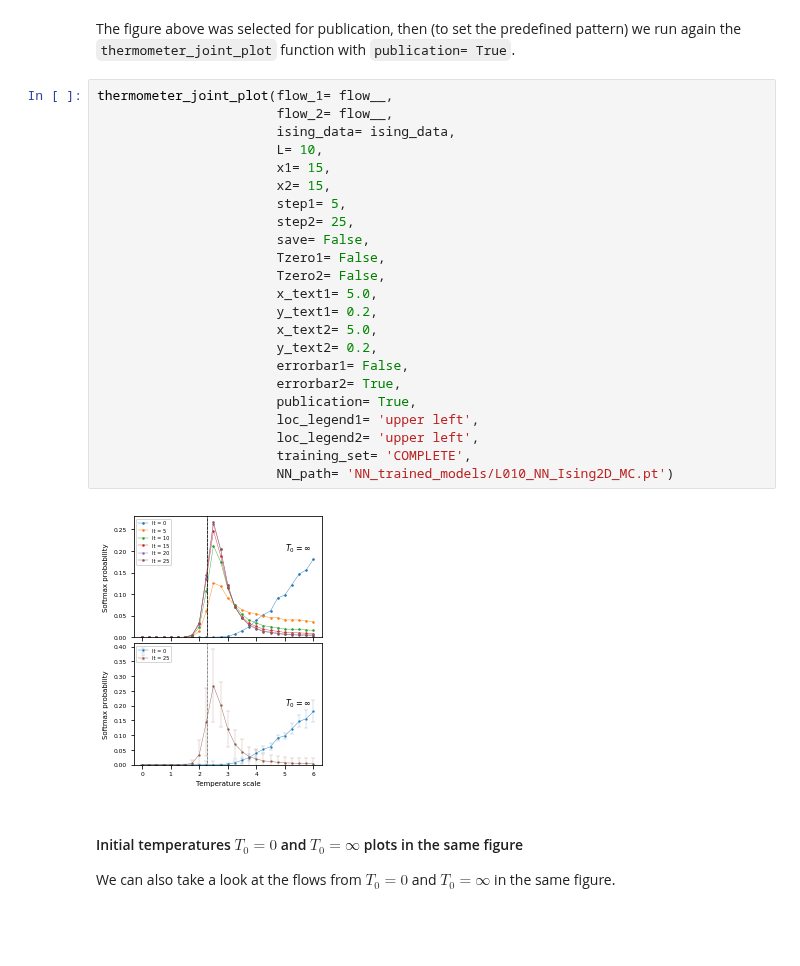
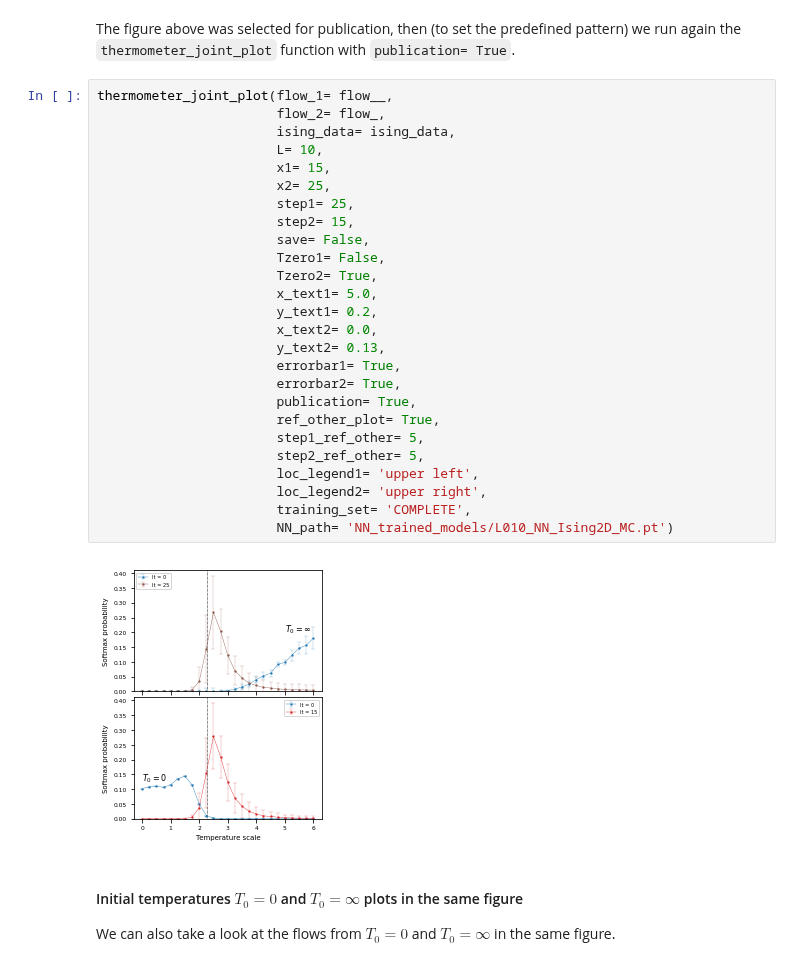
Before and after one commit to rodsveiga/rbm_flows_ising, a Jupyter notebook: main_discussion_L010.ipynb, the cells around one changed output. Drawn from its saved outputs; the diff is of its cells as text; blank space fills up the shorter version.

```diff
--- a/main_discussion_L010.ipynb
+++ b/main_discussion_L010.ipynb
@@ -724,29 +774,32 @@ thermometer_joint_plot(flow_1= flow__,
 The figure above was selected for publication, then (to set the predefined pattern) we run again the `thermometer_joint_plot` function with `publication= True`.
 # %%
 thermometer_joint_plot(flow_1= flow__,
-                       flow_2= flow__,
+                       flow_2= flow_,
                        ising_data= ising_data,
                        L= 10,
                        x1= 15,
-                       x2= 15,
-                       step1= 5,
-                       step2= 25,
+                       x2= 25,
+                       step1= 25,
+                       step2= 15,
                        save= False,
                        Tzero1= False,
-                       Tzero2= False,
+                       Tzero2= True,
                        x_text1= 5.0,
                        y_text1= 0.2,
-                       x_text2= 5.0,
-                       y_text2= 0.2,
-                       errorbar1= False,
+                       x_text2= 0.0,
+                       y_text2= 0.13,
+                       errorbar1= True,
                        errorbar2= True,
                        publication= True,
+                       ref_other_plot= True,
+                       step1_ref_other= 5,
+                       step2_ref_other= 5,
                        loc_legend1= 'upper left',
-                       loc_legend2= 'upper left',
+                       loc_legend2= 'upper right',
                        training_set= 'COMPLETE',
                        NN_path= 'NN_trained_models/L010_NN_Ising2D_MC.pt')
 # %% [output]
-[figure, old version]
+[figure, new version]
 # %% [markdown]
 #### Initial temperatures $T_0 = 0$ and $T_0 = \infty$ plots in the same figure
 
```
Also changed, not shown: parts of 5 cells of this notebook, 10 other files.
